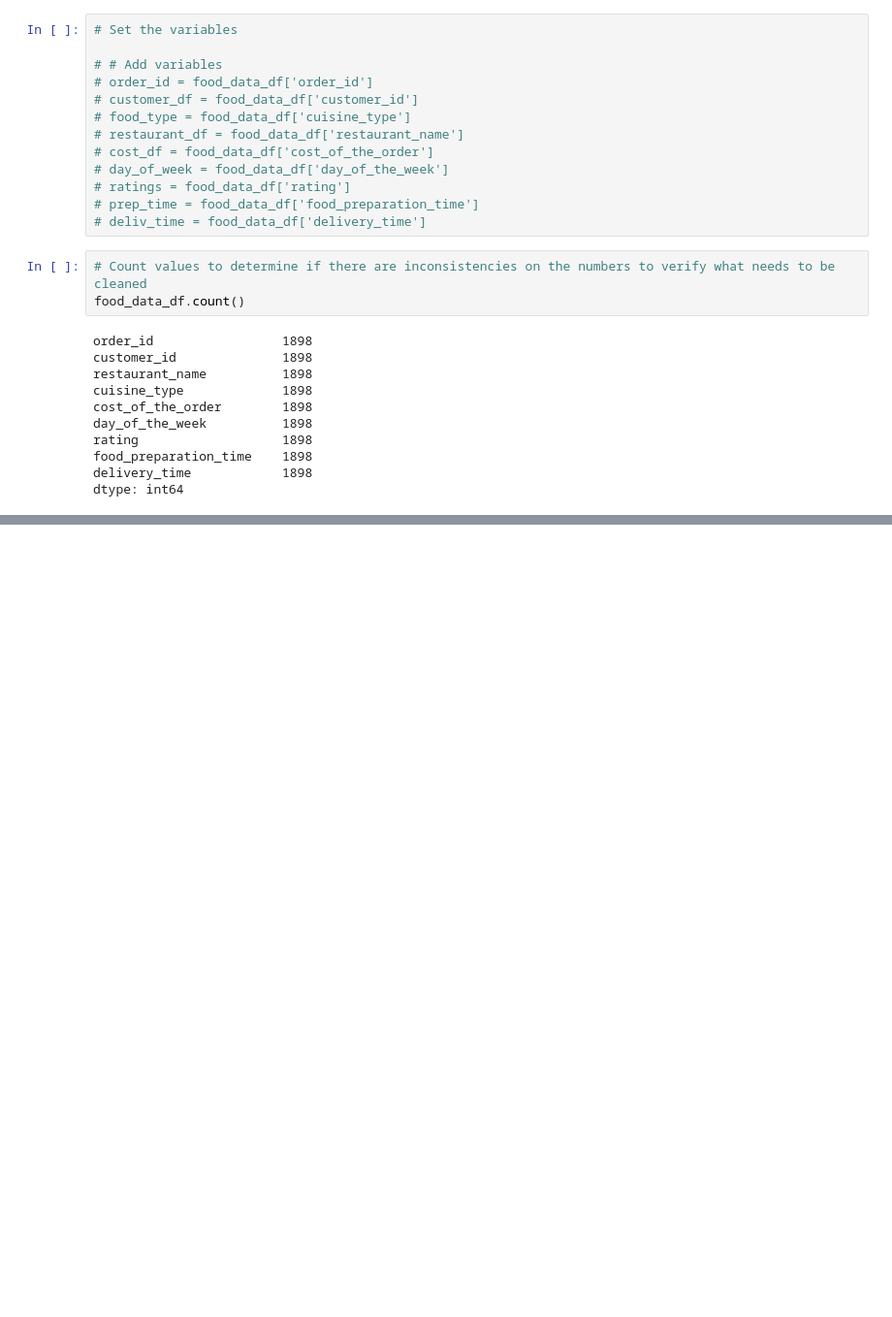
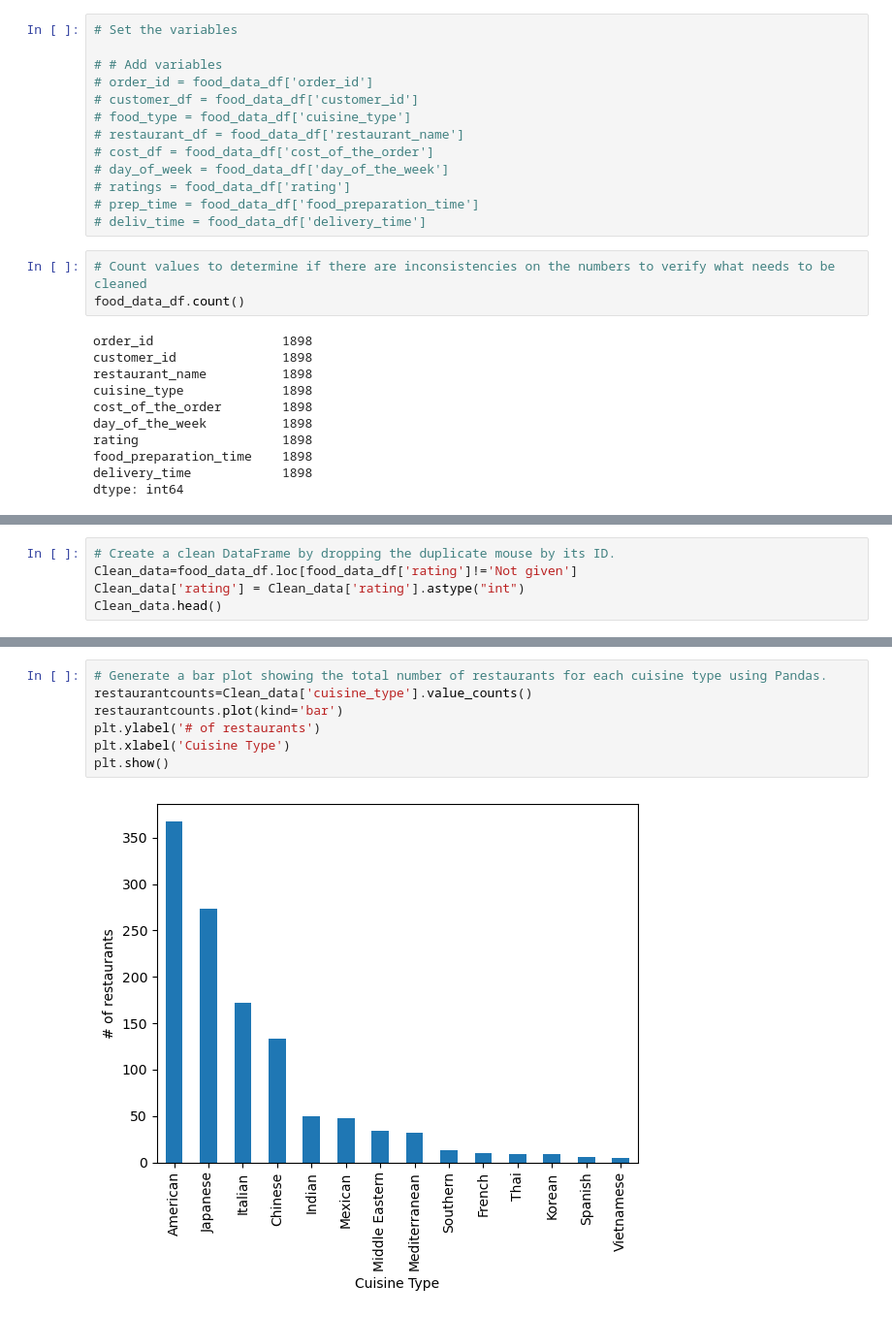
Before and after one commit to WanessaEdmond/GroupProjectFoodies, a Jupyter notebook: ny_foodies.ipynb, the cells around one changed output, grey strips where cells are left out. Shown at 97% size. Saved outputs shown, nothing was run; the diff lists cells and outputs as text; blank space fills up the shorter version.

```diff
--- a/ny_foodies.ipynb
+++ b/ny_foodies.ipynb
@@ -88,0 +92,5 @@ food_data_df[food_data_df.restaurant_name.isin(["Joe's Shanghai \x8e_À\x8eü£
+# %%
+# Create a clean DataFrame by dropping the duplicate mouse by its ID.
+Clean_data=food_data_df.loc[food_data_df['rating']!='Not given']
+Clean_data['rating'] = Clean_data['rating'].astype("int")
+Clean_data.head()
@@ -88,0 +224,9 @@ food_data_df[food_data_df.restaurant_name.isin(["Joe's Shanghai \x8e_À\x8eü£
+# %%
+# Generate a bar plot showing the total number of restaurants for each cuisine type using Pandas.
+restaurantcounts=Clean_data['cuisine_type'].value_counts()
+restaurantcounts.plot(kind='bar')
+plt.ylabel('# of restaurants')
+plt.xlabel('Cuisine Type')
+plt.show()
+# %% [output]
+[figure, added]
```
Also changed, not shown: parts of 13 cells of this notebook.
